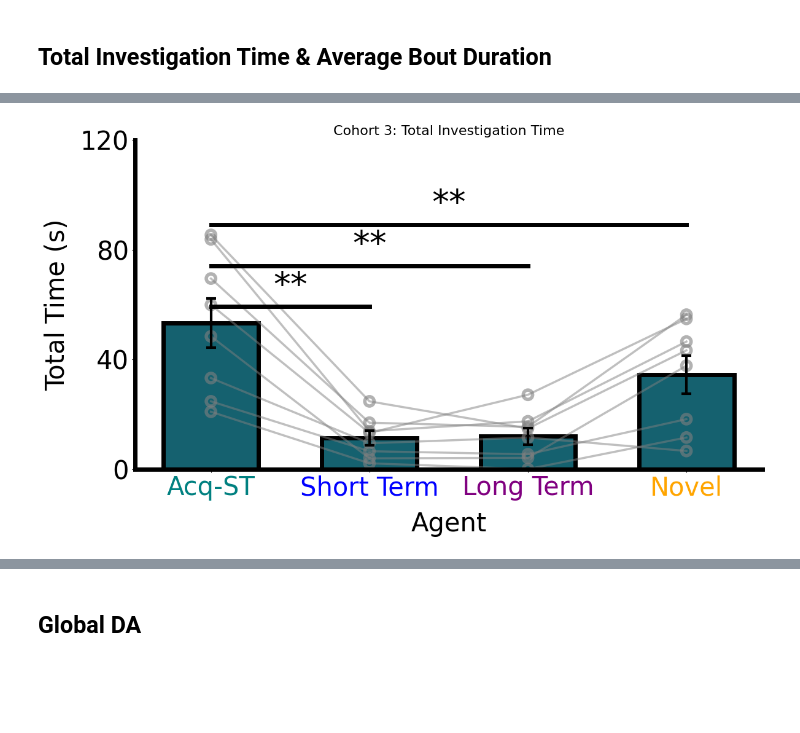
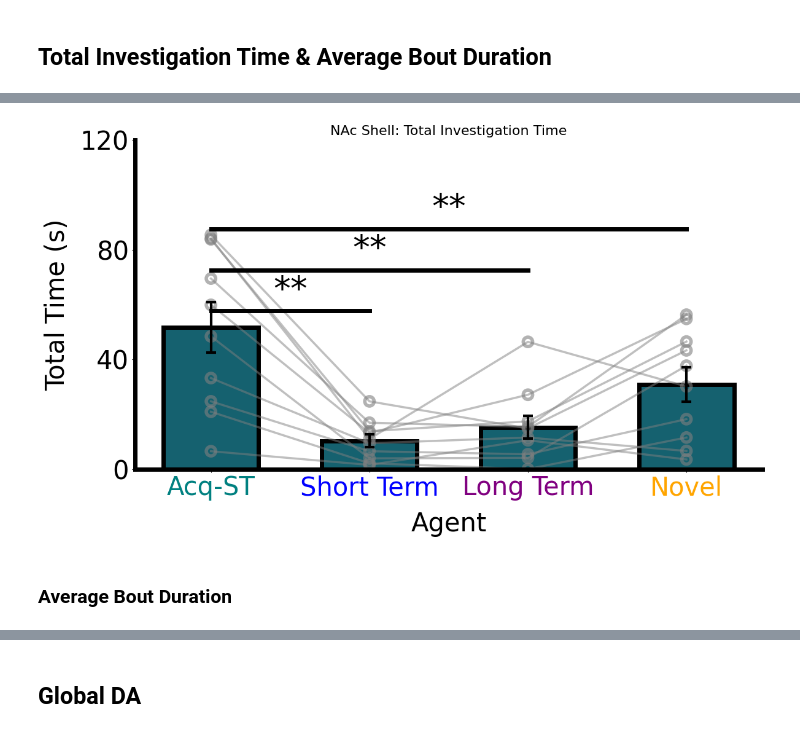
Before and after one commit to padillacoreanolab/Fiber_Photometry, a Jupyter notebook: Home_Cage/hc_analysis.ipynb, the cells around one changed output, grey strips where cells are left out. Drawn from its saved outputs; the diff is of its cells as text; code cells hidden in the pictures; blank space fills up the shorter version.

```diff
--- a/Home_Cage/hc_analysis.ipynb
+++ b/Home_Cage/hc_analysis.ipynb
@@ -18,8 +18,8 @@ from scipy.signal import butter, filtfilt
 from sklearn.linear_model import LinearRegression
 from hc_extension import *
 # %%
-experiment_path = r"/Users/naylajimenez/Downloads/papers/dopamine/cohort-3/C3_Home_Cage/nac"
-csv_base_path = r"/Users/naylajimenez/Downloads/papers/dopamine/cohort-3/C3_Home_Cage/nac_csvs"
+experiment_path = r"/Users/naylajimenez/Downloads/papers/dopamine/cohort 1 + 2/all cohorts/C1_2_3_Home_Cage/all/nac"
+csv_base_path = r"/Users/naylajimenez/Downloads/papers/dopamine/cohort 1 + 2/all cohorts/C1_2_3_Home_Cage/all_csvs/nac_csvs"
 brain_region = '#15616F'
 
 # NAc: #15616F
@@ -81,16 +83,17 @@ def get_trial_dataframes(experiment):
 
     return trial_dataframes
 
-
 def process_investigation_data(df,
                                behavior_name='Investigation',
                                gap_threshold=1.0,
                                min_duration=0.5,
                                desired_bouts=None,
-                               agg_func='sum'):
+                               agg_func='sum',
+                               ):
     """
     Merge consecutive Investigation events within 'gap_threshold' seconds,
-    remove events shorter than 'min_duration', then group/pivot by Subject & Bout.
+    remove events shorter than 'min_duration', optionally truncate last X minutes
+    of short_term-1, then group/pivot by Subject & Bout.
 
     Parameters
     ----------
@@ -106,6 +109,8 @@ def process_investigation_data(df,
         Which bouts to keep (if None, keep all).
     agg_func : {'sum', 'mean'}
         How to combine the durations in the final group step.
+    cutoff_last_minutes : float or None
+        If set (e.g., 5), removes data after the first X minutes of short_term-1 (Acq-ST).
 
     Returns
     -------
@@ -113,41 +118,39 @@ def process_investigation_data(df,
         Pivoted DataFrame of aggregated durations by Subject × Bout.
     """
 
-    #--- 1) Keep only rows matching the specified behavior ---
     df = df[df["Behavior"] == behavior_name].copy()
 
-    #--- 2) Sort so consecutive events are truly consecutive by subject & start time ---
+    # --- Sort for proper merging ---
     df.sort_values(["Subject", "Event_Start"], inplace=True)
     df.reset_index(drop=True, inplace=True)
 
-    #--- 3) Identify which rows should *not* merge with their predecessor ---
     df["new_block"] = (
         (df["Subject"] != df["Subject"].shift(1)) |
         (df["Event_Start"] - df["Event_End"].shift(1) > gap_threshold)
     )
     df["group_id"] = df["new_block"].cumsum()
 
-    #--- 4) Merge consecutive events in each group_id ---
+    # --- Merge consecutive events ---
     merged = (
         df.groupby("group_id", as_index=False)
           .agg({
               "Subject":      "first",
               "Behavior":     "first",
-              "Bout":         "first",  # Uses the first bout label in the block
+              "Bout":         "first",
               "Event_Start":  "min",
               "Event_End":    "max",
               "Duration (s)": "sum"
           })
     )
 
-    #--- 5) Remove events shorter than min_duration ---
+    # --- Filter short durations ---
     merged = merged[merged["Duration (s)"] >= min_duration].copy()
 
-    #--- 6) Filter by desired bouts (if provided) ---
+    # --- Filter by desired bouts ---
     if desired_bouts is not None:
         merged = merged[merged["Bout"].isin(desired_bouts)]
 
-    #--- 7) Group by Subject & Bout with either sum or mean, then pivot ---
+    # --- Aggregate & Pivot ---
     if agg_func == 'sum':
         grouped_df = merged.groupby(["Subject", "Bout"], as_index=False)["Duration (s)"].sum()
     elif agg_func == 'mean':
@@ -223,11 +249,16 @@ get_trial_dataframes(experiment)
 # %%
 desired_bouts = ["Short_Term-1", "Short_Term-2", "Long_Term-1", "Novel-1"]
 
-dfs = get_trial_dataframes(experiment)
-ready_df = create_subject_summary_df(dfs)
+trial_dfs = get_trial_dataframes(experiment)
+
+# Cut last 5 minutes of first Short_Term interval per trial
+cleaned_dfs = cut_last_5min_short_term(trial_dfs)
+
+# Proceed with creating summary or analysis
+summary_df = create_subject_summary_df(cleaned_dfs)
 
 pivot = process_investigation_data(
-    ready_df,
+    summary_df,
     behavior_name="Investigation",   # or "Approach" if you prefer
     gap_threshold=0.3,
     min_duration=.00000000000000001,
@@ -431,16 +477,18 @@ def plot_y_across_bouts_gray(df,
 # %%
 plot_y_across_bouts_gray(
     df=pivot_df,
-    title="Cohort 3: Total Investigation Time",
+    title="NAc Shell: Total Investigation Time",
     ylabel="Total Time (s)",
     custom_xtick_labels=["Acq-ST", "Short Term", "Long Term", "Novel"],
     custom_xtick_colors=["teal", "blue", "purple", "orange"],
     ylim=(0,120),
     yticks_increment=40,
     bar_color=brain_region,
     xlabel="Agent",
     figsize=(12,7),
     pad_inches=0.1
 )
 # %% [output]
-[figure, old version]
+[figure, new version]
+# %% [markdown]
+### Average Bout Duration
```
Also changed, not shown: parts of 29 cells of this notebook, 6 other files.
